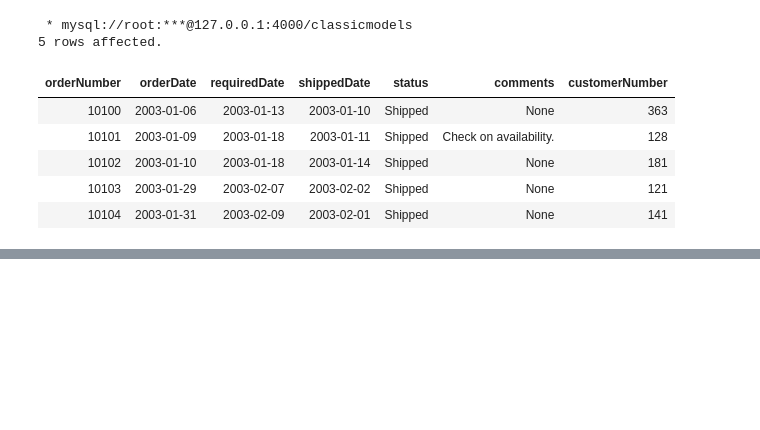
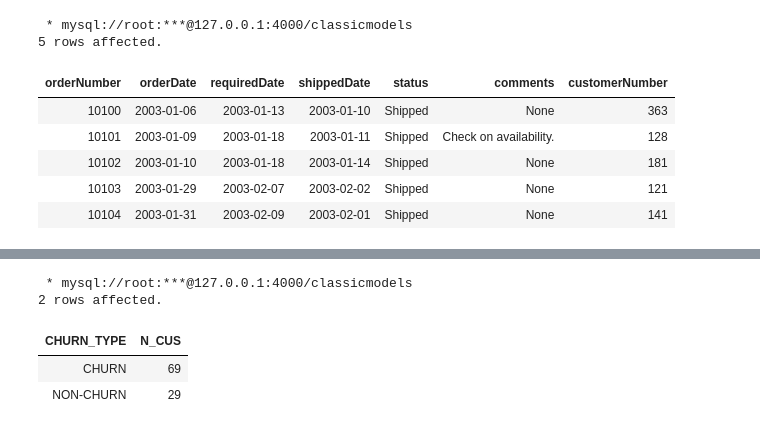
Before and after one commit to happyyeon/playdata, a Jupyter notebook: database/20230417_Notebook으로 SQL 실행.ipynb, the cells around one changed output, grey strips where cells are left out. Cells and saved outputs as stored; diff of their text form; code cells hidden in the pictures; blank space fills up the shorter version.

```diff
--- a/database/20230417_Notebook으로 SQL 실행.ipynb
+++ b/database/20230417_Notebook으로 SQL 실행.ipynb
@@ -203,0 +266,21 @@ LIMIT 5;
+# %%
+%%sql
+SELECT CASE WHEN DIFF >= 90 THEN 'CHURN' ELSE 'NON-CHURN' END CHURN_TYPE,
+COUNT(DISTINCT CUSTOMERNUMBER) N_CUS
+FROM
+(SELECT CUSTOMERNUMBER,
+MX_ORDER,
+'2005-06-01' END_POINT,
+DATEDIFF('2005-06-01', MX_ORDER) DIFF
+FROM
+(
+SELECT CUSTOMERNUMBER,
+MAX(ORDERDATE) MX_ORDER
+FROM ORDERS GROUP BY 1
+) BASE ) BASE GROUP BY 1;
+# %% [output]
+ * mysql://root:***@127.0.0.1:4000/classicmodels
+2 rows affected.
+| CHURN_TYPE | N_CUS |
+| CHURN | 69 |
+| NON-CHURN | 29 |
```
Also changed, not shown: parts of 4 cells of this notebook, 1 other file.
